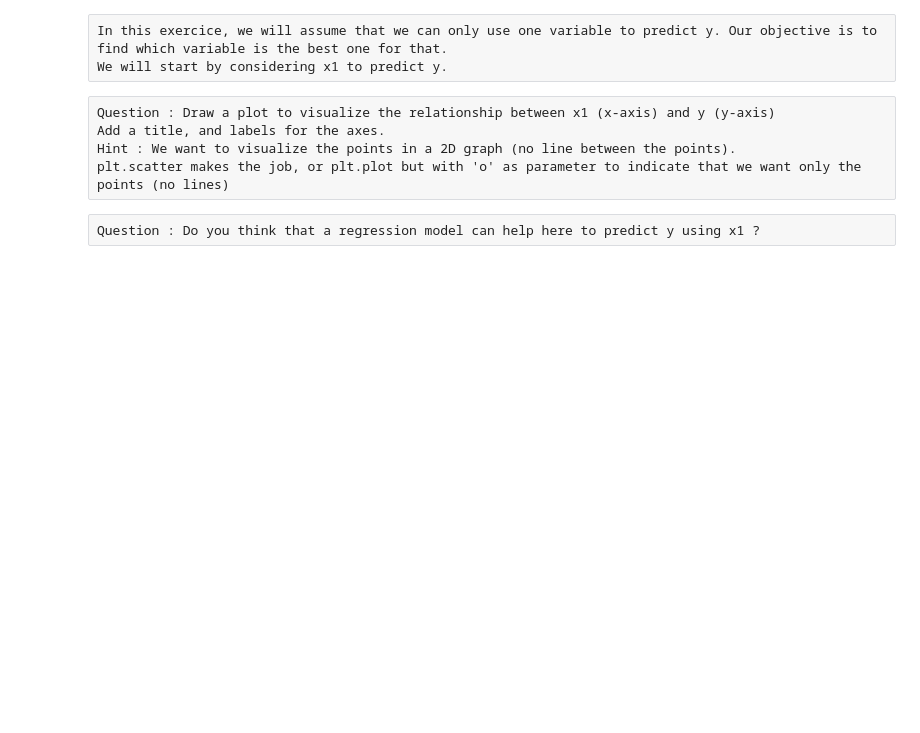
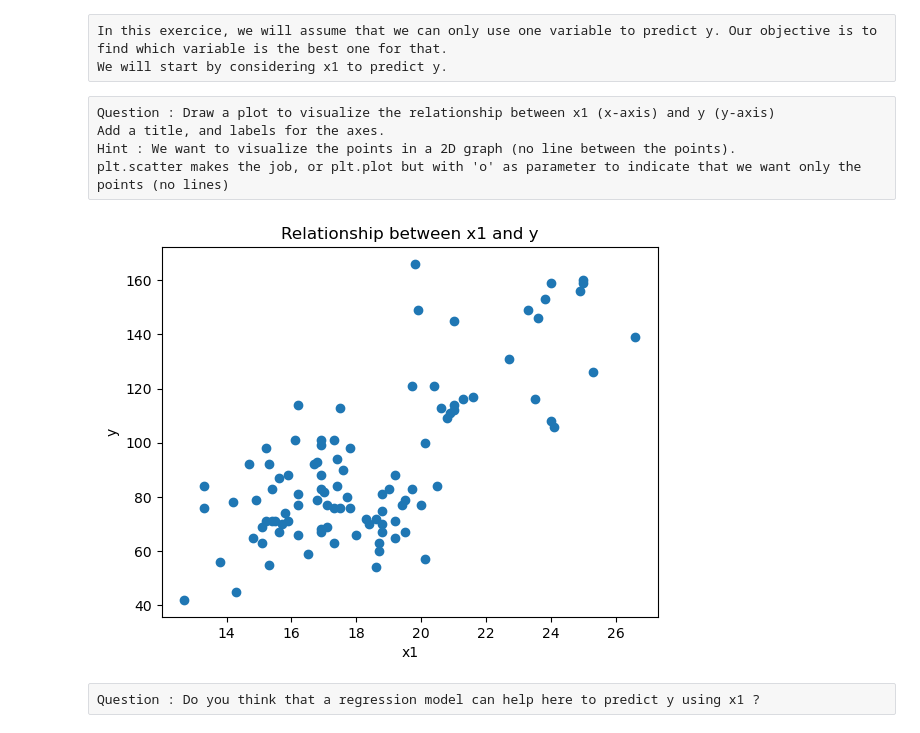
Before and after one commit to Largaton1/TimeSeries, a Jupyter notebook: TP1_reg_Student.ipynb, the cells around one changed output. Drawn from its saved outputs; the diff is of its cells as text; code cells hidden in the pictures; blank space fills up the shorter version.

```diff
--- a/TP1_reg_Student.ipynb
+++ b/TP1_reg_Student.ipynb
@@ -46,5 +47,13 @@ Question : Draw a plot to visualize the relationship between x1 (x-axis) and y (
 Add a title, and labels for the axes.
 Hint : We want to visualize the points in a 2D graph (no line between the points).
 plt.scatter makes the job, or plt.plot but with 'o' as parameter to indicate that we want only the points (no lines)
+# %%
+plt.scatter(ozone['x1'], ozone['y'])
+plt.title('Relationship between x1 and y')
+plt.xlabel('x1')
+plt.ylabel('y')
+plt.show()
+# %% [output]
+[figure, added]
 # %% [raw]
 Question : Do you think that a regression model can help here to predict y using x1 ?
```
Also changed, not shown: parts of 19 cells of this notebook.
